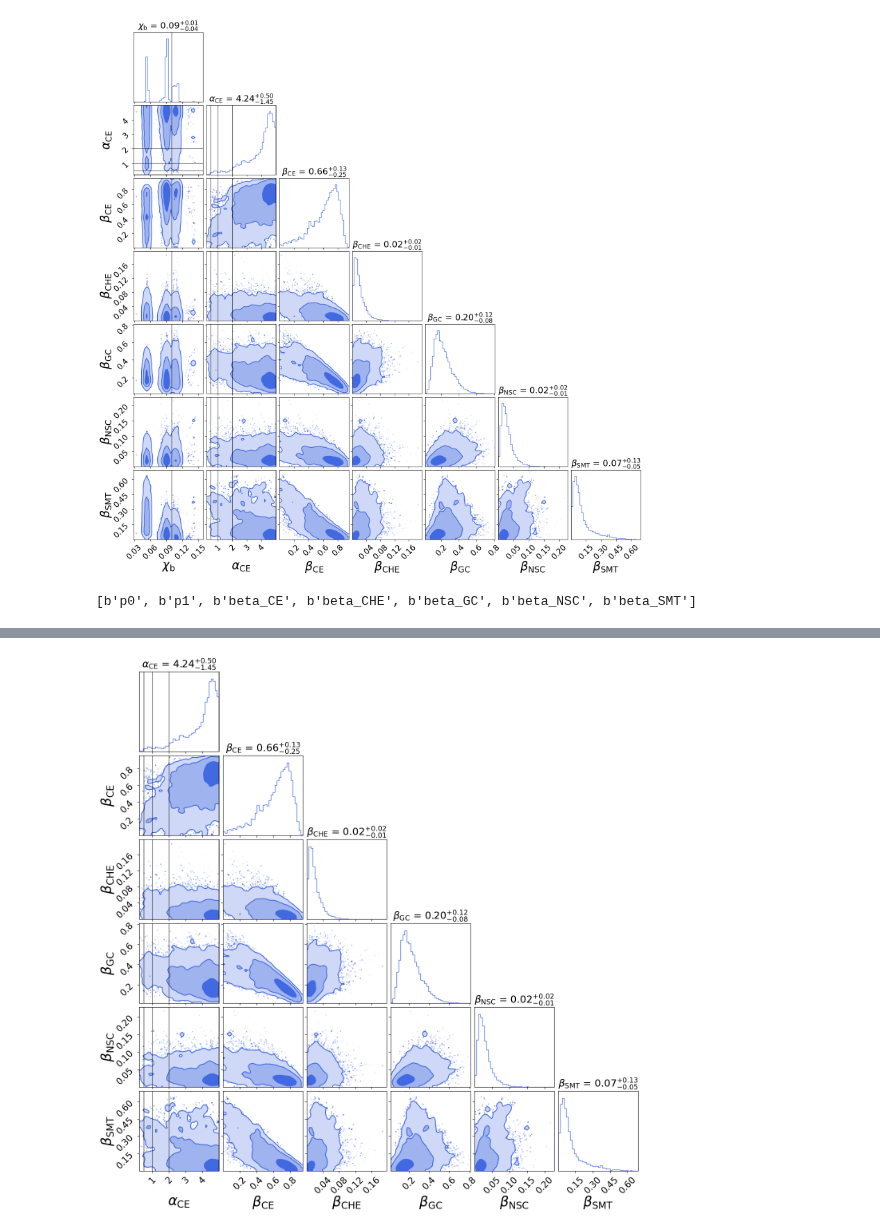
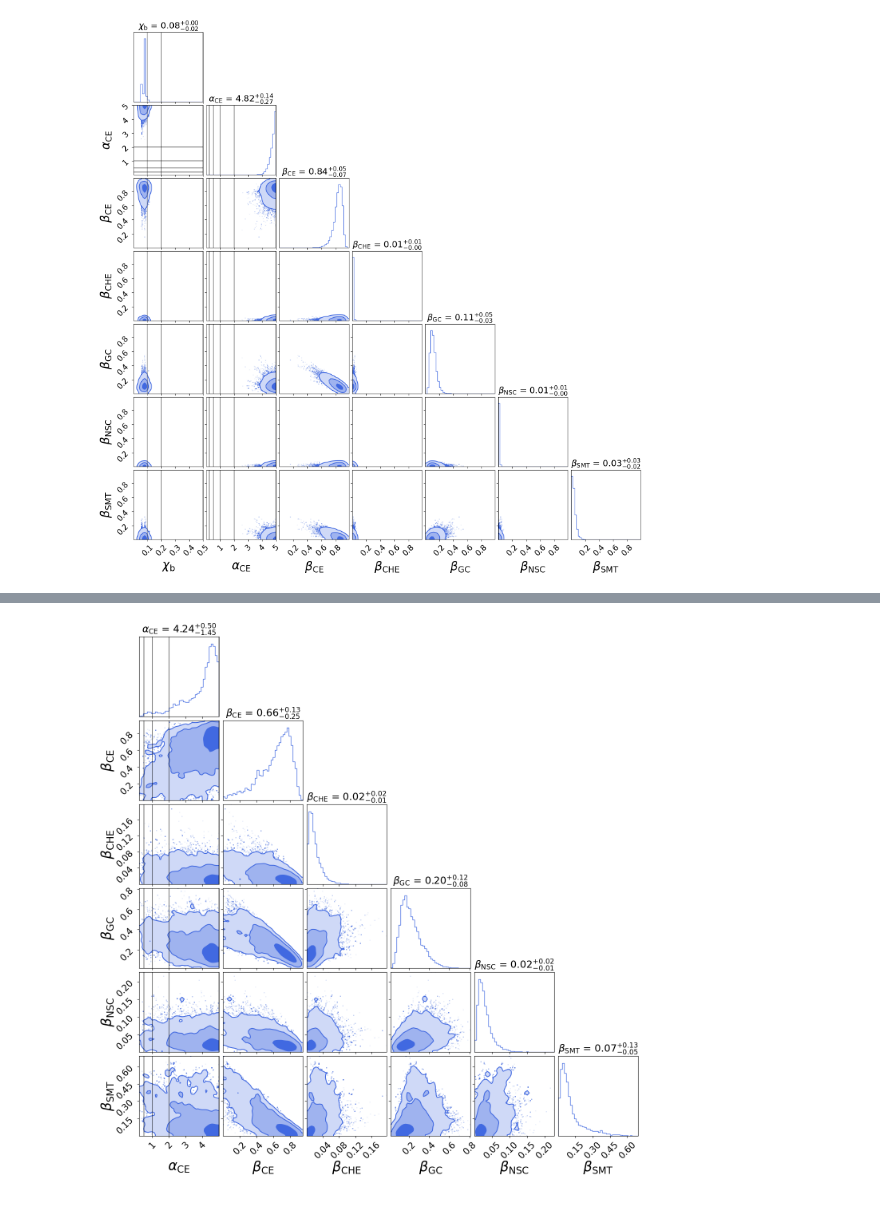
Before and after one commit to scolloms/AMAZE_model_selection, a Jupyter notebook: rns/postsample_analyses_continu.ipynb, the cells around one changed output, grey strips where cells are left out. Cells and saved outputs as stored; diff of their text form; code cells hidden in the pictures.

```diff
--- a/rns/postsample_analyses_continu.ipynb
+++ b/rns/postsample_analyses_continu.ipynb
@@ -9,7 +10,7 @@ from matplotlib import gridspec
 
 from scipy.stats import dirichlet
 # %%
-flow_filename = '/Users/stormcolloms/Documents/PhD/Project_work/AMAZE_model_selection/rns/Flows_200324_contcorrectalpha/output.hdf5'
+flow_filename = '/data/wiay/2297403c/amaze_model_select/AMAZE_model_selection/rns/Flows_260624_contGwtc310000Nsamp/output_seed314_highreg.hdf5'
 flow_file = h5py.File(flow_filename, 'r')
 
 chi_b = [0.,0.1,0.2,0.5]
@@ -62,37 +66,33 @@ np.mean(alpha_samps)
 #corner plots of betas
 branching_fracs = np.array(flow_file['model_selection']['samples']['block0_values'])
 plt.rcParams.update({'font.size': 16})
 
 
 corner_kwargs = dict(
     bins=40,
     smooth=0.9,
     color="royalblue",
     #quantiles=[0.16, 0.84],
     levels=(1 - np.exp(-0.5), 1 - np.exp(-2), 1 - np.exp(-9 / 2.0)),
     plot_density=True,
     plot_datapoints=True,
     fill_contours=True,
     show_titles=True,
     hist_kwargs=dict(density=True),
     label_kwargs=dict(fontsize=25),
     title_kwargs=dict(fontsize=18),
     labels=[r'$\chi_\mathrm{b}$', r'$\alpha_{\mathrm{CE}}$',r'$\beta_{\mathrm{CE}}$',r'$\beta_{\mathrm{CHE}}$',r'$\beta_{\mathrm{GC}}$',r'$\beta_{\mathrm{NSC}}$',r'$\beta_{\mathrm{SMT}}$'],
-    #range = [(0.,.5),(0.,5.),(0.,.99),(0.,.99),(0.,.99),(0.,.99),(0.,.99)]
+    range = [(0.,.5),(0.,5.),(0.,.99),(0.,.99),(0.,.99),(0.,.99),(0.,.99)]
 )
 
 #kwargs = deepcopy(corner_kwargs)
 fig_data = corner.corner(branching_fracs, **corner_kwargs)
 for xb in chi_b:
     corner.overplot_lines(fig_data, [xb, None, None, None, None, None, None], color='black', alpha=0.5)
 
 for a in alpha:
     corner.overplot_lines(fig_data, [None, a, None, None, None, None, None], color='black', alpha=0.5)
 #fig_data = corner.corner(dirichlet.pdf(np.ones(5)*0.2, np.ones(5)), fig=fig_data, **corner_kwargs_kde)
-fig_data.savefig('/Users/stormcolloms/Documents/PhD/Project_work/AMAZE_model_selection/rns/Flows_200324_contcorrectalpha/plots/full_posteriors_corner_cont.pdf')
+#fig_data.savefig('/Users/stormcolloms/Documents/PhD/Project_work/AMAZE_model_selection/rns/Flows_200324_contcorrectalpha/plots/full_posteriors_corner_cont.pdf')
 # %% [output]
-[figure, old version]
+[figure, new version]
-# %%
-list(flow_file['model_selection']['samples']['block0_items'])
-# %% [output]
-[b'p0', b'p1', b'beta_CE', b'beta_CHE', b'beta_GC', b'beta_NSC', b'beta_SMT']
```
Also changed, not shown: parts of 10 cells of this notebook, 37 other files.
